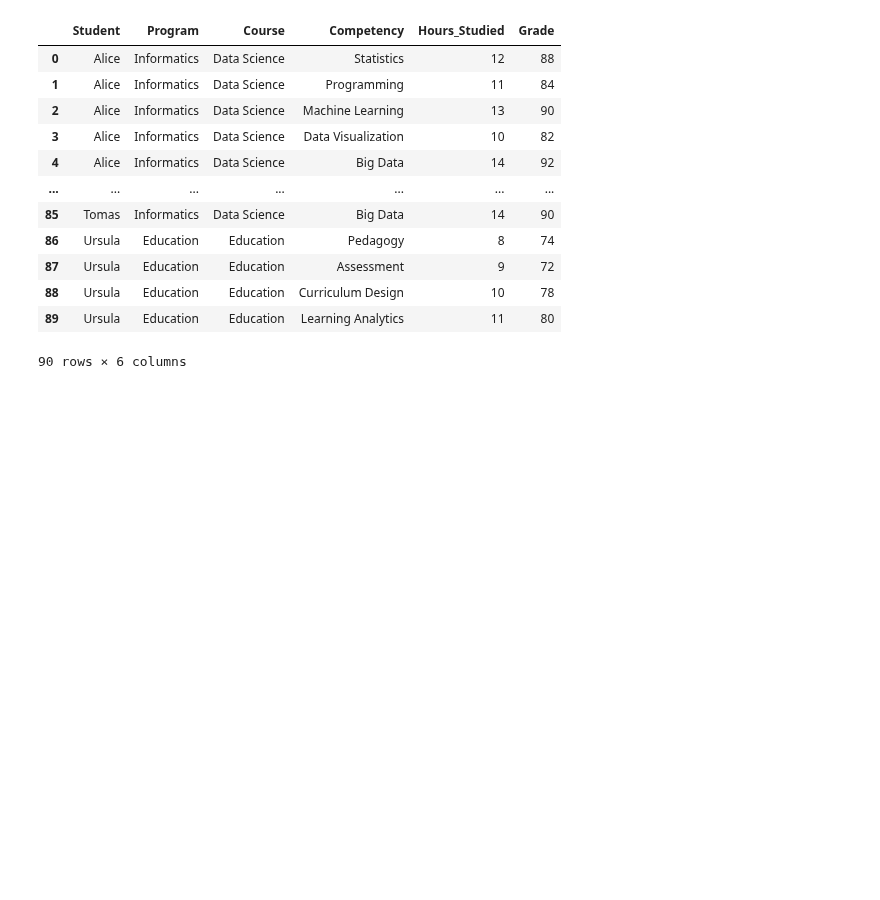
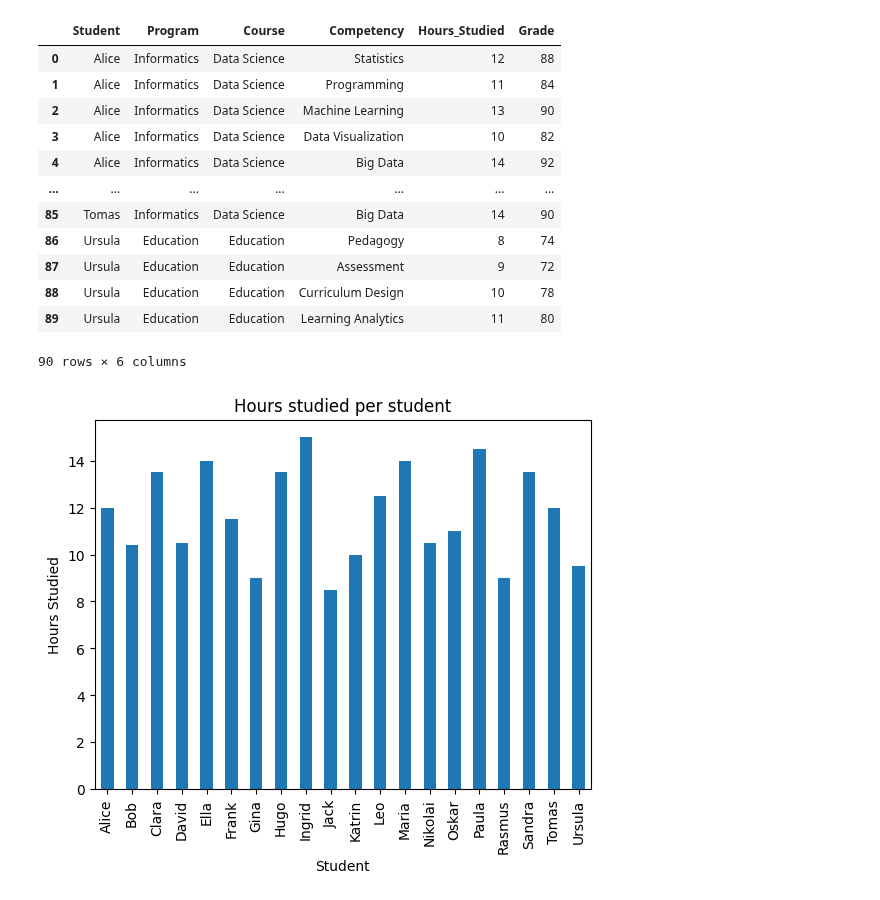
Before and after one commit to MartenJa/dt-2025-data-visualisation, a Jupyter notebook: notebooks/class_work/competencies_analysis.ipynb, the cells around one changed output. Drawn from its saved outputs; the diff is of its cells as text; code cells hidden in the pictures; blank space fills up the shorter version.

```diff
--- a/notebooks/class_work/competencies_analysis.ipynb
+++ b/notebooks/class_work/competencies_analysis.ipynb
@@ -37,3 +37,16 @@ df
 | 88 | Ursula | Education | Education | Curriculum Design | 10 | 78 |
 | 89 | Ursula | Education | Education | Learning Analytics | 11 | 80 |
 90 rows × 6 columns
+# %%
+import matplotlib.pyplot as plt
+
+avg_hours_studied = df.groupby("Student")["Hours_Studied"].mean()
+avg_hours_studied.plot(kind="bar")
+
+#.mean tähendab, et me kalkuleerime avg
+
+plt.title("Hours studied per student")
+plt.ylabel("Hours Studied")
+plt.show()
+# %% [output]
+[figure, added]
```
Also changed, not shown: parts of 5 cells of this notebook, 5 other files.
